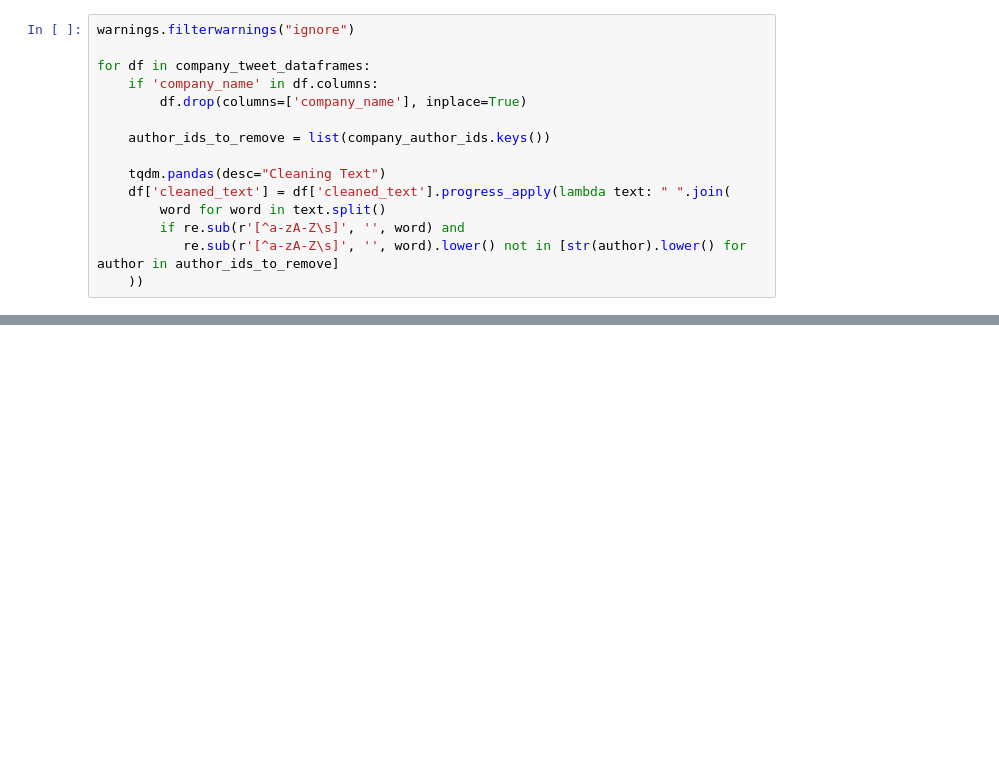
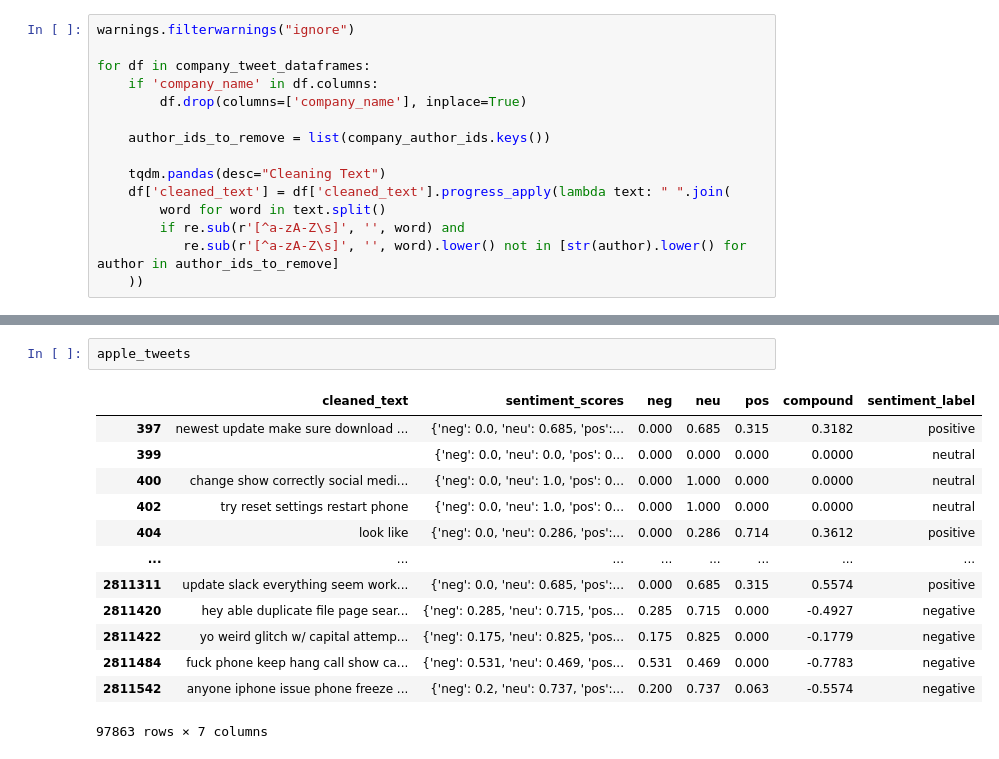
Before and after one commit to eric157/Machine-Learners, a Jupyter notebook: Unsupervised/T5-Unsupervised.ipynb, the cells around one changed output, grey strips where cells are left out. Drawn from its saved outputs; the diff is of its cells as text; blank space fills up the shorter version.

```diff
--- a/Unsupervised/T5-Unsupervised.ipynb
+++ b/Unsupervised/T5-Unsupervised.ipynb
@@ -479,0 +275,16 @@ Interactive LDA visualization for Sainsbury’s:
+# %%
+apple_tweets
+# %% [output]
+|  | cleaned_text | sentiment_scores | neg | neu | pos | compound | sentiment_label |
+| 397 | newest update make sure download ... | {'neg': 0.0, 'neu': 0.685, 'pos':... | 0.000 | 0.685 | 0.315 | 0.3182 | positive |
+| 399 |  | {'neg': 0.0, 'neu': 0.0, 'pos': 0... | 0.000 | 0.000 | 0.000 | 0.0000 | neutral |
+| 400 | change show correctly social medi... | {'neg': 0.0, 'neu': 1.0, 'pos': 0... | 0.000 | 1.000 | 0.000 | 0.0000 | neutral |
+| 402 | try reset settings restart phone | {'neg': 0.0, 'neu': 1.0, 'pos': 0... | 0.000 | 1.000 | 0.000 | 0.0000 | neutral |
+| 404 | look like | {'neg': 0.0, 'neu': 0.286, 'pos':... | 0.000 | 0.286 | 0.714 | 0.3612 | positive |
+| ... | ... | ... | ... | ... | ... | ... | ... |
+| 2811311 | update slack everything seem work... | {'neg': 0.0, 'neu': 0.685, 'pos':... | 0.000 | 0.685 | 0.315 | 0.5574 | positive |
+| 2811420 | hey able duplicate file page sear... | {'neg': 0.285, 'neu': 0.715, 'pos... | 0.285 | 0.715 | 0.000 | -0.4927 | negative |
+| 2811422 | yo weird glitch w/ capital attemp... | {'neg': 0.175, 'neu': 0.825, 'pos... | 0.175 | 0.825 | 0.000 | -0.1779 | negative |
+| 2811484 | fuck phone keep hang call show ca... | {'neg': 0.531, 'neu': 0.469, 'pos... | 0.531 | 0.469 | 0.000 | -0.7783 | negative |
+| 2811542 | anyone iphone issue phone freeze ... | {'neg': 0.2, 'neu': 0.737, 'pos':... | 0.200 | 0.737 | 0.063 | -0.5574 | negative |
+97863 rows × 7 columns
```
Also changed, not shown: parts of 25 cells of this notebook.
